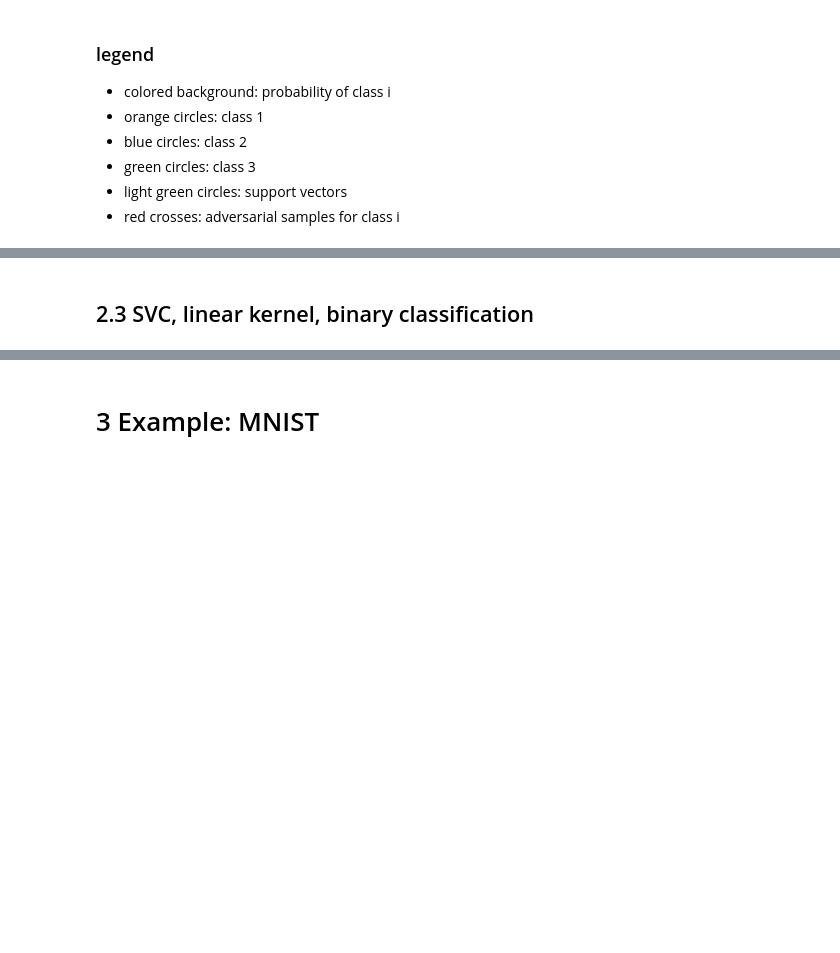
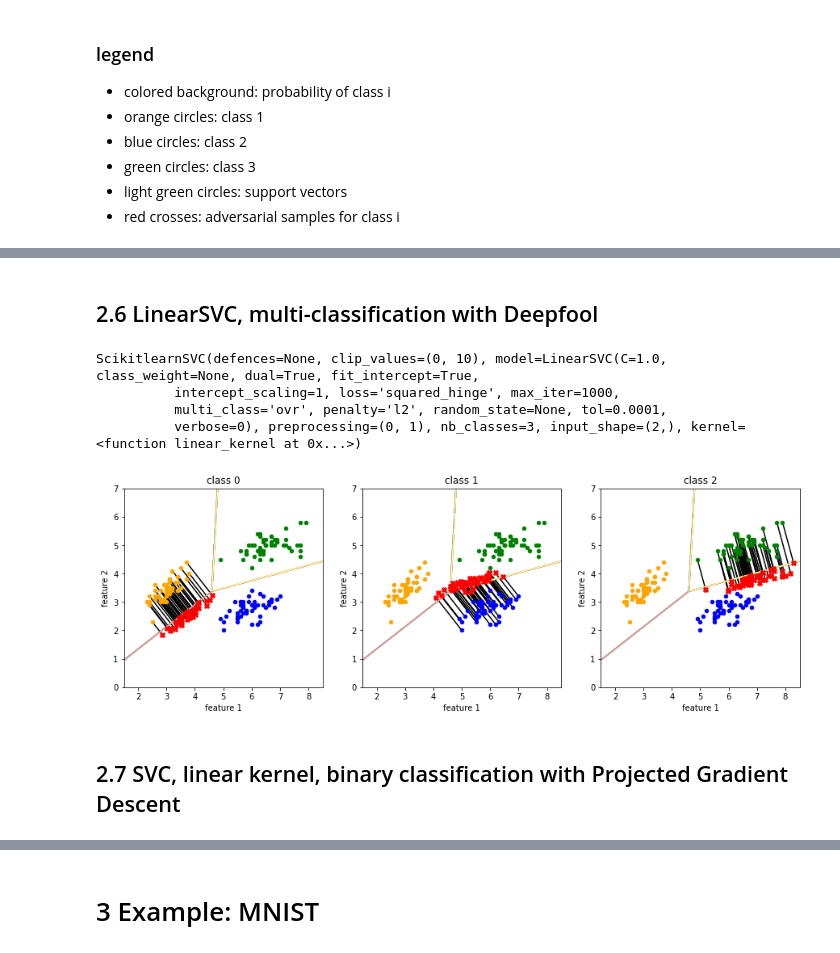
Before and after one commit to Trusted-AI/adversarial-robustness-toolbox, a Jupyter notebook: notebooks/classifier_scikitlearn_SVC_LinearSVC.ipynb, the cells around one changed output, grey strips where cells are left out. Saved outputs shown, nothing was run; the diff lists cells and outputs as text; code cells hidden in the pictures; blank space fills up the shorter version.

```diff
--- a/notebooks/classifier_scikitlearn_SVC_LinearSVC.ipynb
+++ b/notebooks/classifier_scikitlearn_SVC_LinearSVC.ipynb
@@ -158,5 +193,18 @@ ScikitlearnSVC(preprocessing=(0, 1), nb_classes=3, input_shape=None, model=Linea
+# %% [markdown]
+## 2.6 LinearSVC, multi-classification with Deepfool
+# %%
+num_classes = 3
+x_train, y_train = get_data(num_classes)
+x_train_adv, model = get_adversarial_examples(x_train, y_train, kernel='linear', model_type='LinearSVC', attack='DF')
+plot_results(model, x_train, y_train, x_train_adv, num_classes, model_type='LinearSVC')
+# %% [output]
+ScikitlearnSVC(defences=None, clip_values=(0, 10), model=LinearSVC(C=1.0, class_weight=None, dual=True, fit_intercept=True,
+          intercept_scaling=1, loss='squared_hinge', max_iter=1000,
+          multi_class='ovr', penalty='l2', random_state=None, tol=0.0001,
+          verbose=0), preprocessing=(0, 1), nb_classes=3, input_shape=(2,), kernel=<function linear_kernel at 0x...>)
+[figure, added]
 # %% [markdown]
-## 2.3 SVC, linear kernel, binary classification
+## 2.7 SVC, linear kernel, binary classification with Projected Gradient Descent
 # %%
 num_classes = 2
 x_train, y_train = get_data(num_classes)
```
Also changed, not shown: parts of 44 cells of this notebook.
